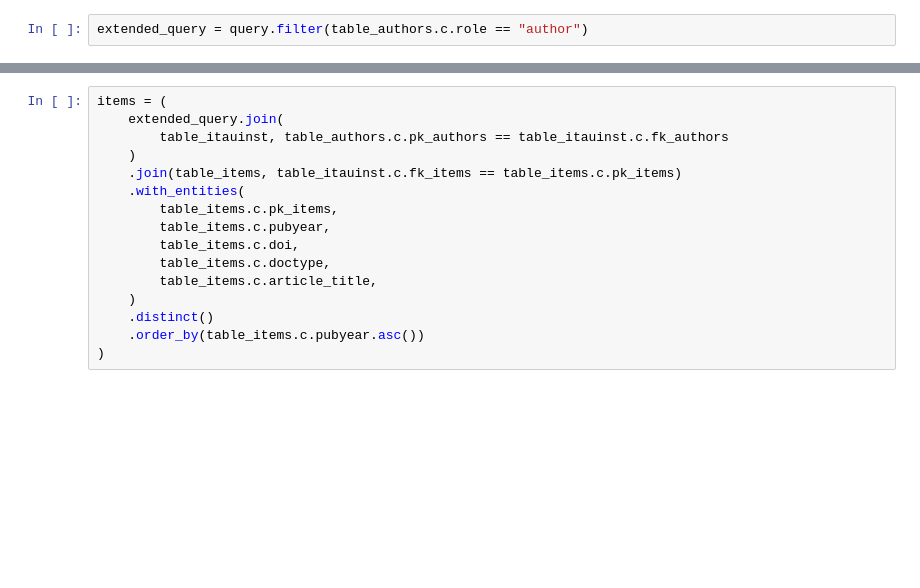
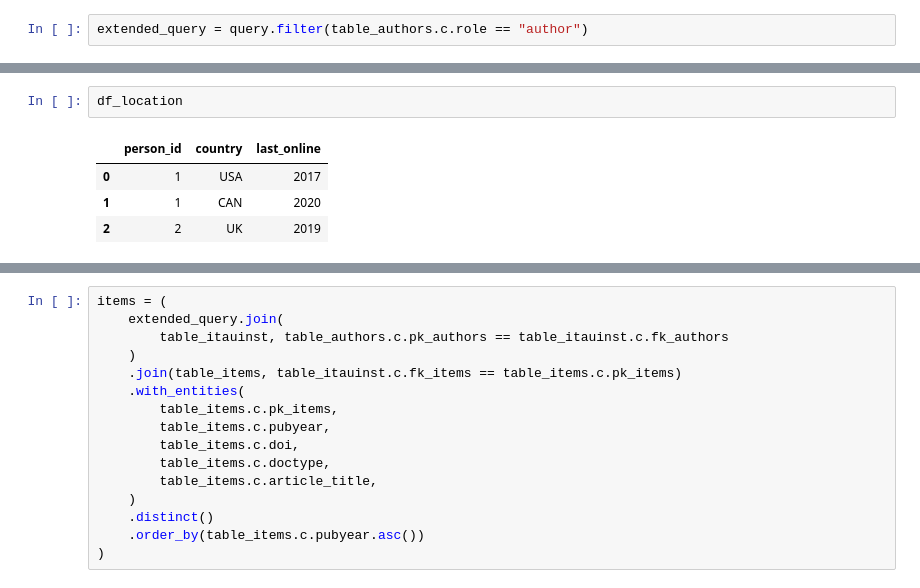
Before and after one commit to luerhard/abd_workshop_2021, a Jupyter notebook: notebooks/01-Session1/01-basic_sqlalchemy_core_kb.ipynb, the cells around one changed output, grey strips where cells are left out. Drawn from its saved outputs; the diff is of its cells as text; blank space fills up the shorter version.

```diff
--- a/notebooks/01-Session1/01-basic_sqlalchemy_core_kb.ipynb
+++ b/notebooks/01-Session1/01-basic_sqlalchemy_core_kb.ipynb
@@ -179,0 +187,7 @@ pd.read_sql(extended_query.statement, engine)
+# %%
+df_location
+# %% [output]
+|  | person_id | country | last_online |
+| 0 | 1 | USA | 2017 |
+| 1 | 1 | CAN | 2020 |
+| 2 | 2 | UK | 2019 |
```
Also changed, not shown: parts of 12 cells of this notebook.
